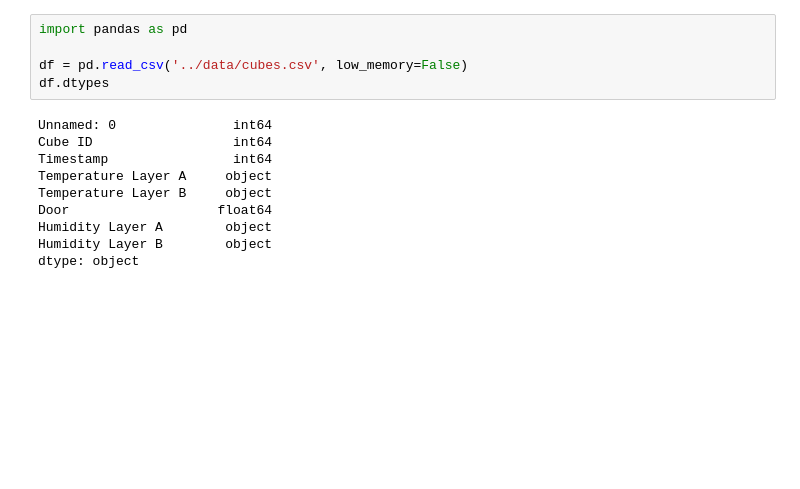
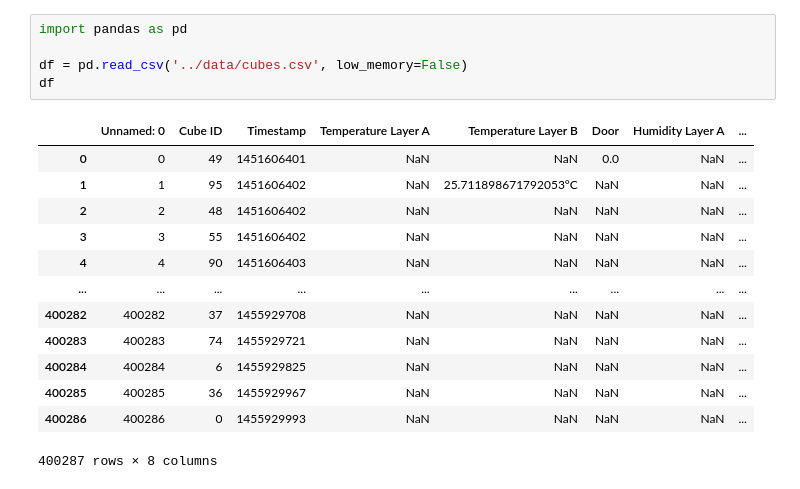
Before and after one commit to KonstantinMosin/data-processing, a Jupyter notebook: src/processing.ipynb, the cells around one changed output. Saved outputs shown, nothing was run; the diff lists cells and outputs as text; blank space fills up the shorter version.

```diff
--- a/src/processing.ipynb
+++ b/src/processing.ipynb
@@ -1,15 +1,19 @@
 # %%
 import pandas as pd
 
 df = pd.read_csv('../data/cubes.csv', low_memory=False)
-df.dtypes
+df
 # %% [output]
+|  | Unnamed: 0 | Cube ID | Timestamp | Temperature Layer A | Temperature Layer B | Door | Humidity Layer A | ... |
+| 0 | 0 | 49 | 1451606401 | NaN | NaN | 0.0 | NaN | ... |
+| 1 | 1 | 95 | 1451606402 | NaN | 25.711898671792053°C | NaN | NaN | ... |
+| 2 | 2 | 48 | 1451606402 | NaN | NaN | NaN | NaN | ... |
+| 3 | 3 | 55 | 1451606402 | NaN | NaN | NaN | NaN | ... |
+| 4 | 4 | 90 | 1451606403 | NaN | NaN | NaN | NaN | ... |
+| ... | ... | ... | ... | ... | ... | ... | ... | ... |
+| 400282 | 400282 | 37 | 1455929708 | NaN | NaN | NaN | NaN | ... |
+| 400283 | 400283 | 74 | 1455929721 | NaN | NaN | NaN | NaN | ... |
+| 400284 | 400284 | 6 | 1455929825 | NaN | NaN | NaN | NaN | ... |
+| 400285 | 400285 | 36 | 1455929967 | NaN | NaN | NaN | NaN | ... |
+| 400286 | 400286 | 0 | 1455929993 | NaN | NaN | NaN | NaN | ... |
-Unnamed: 0               int64
-Cube ID                  int64
-Timestamp                int64
-Temperature Layer A     object
-Temperature Layer B     object
-Door                   float64
-Humidity Layer A        object
-Humidity Layer B        object
-dtype: object
+400287 rows × 8 columns
```
Also changed, not shown: parts of 15 cells of this notebook.
